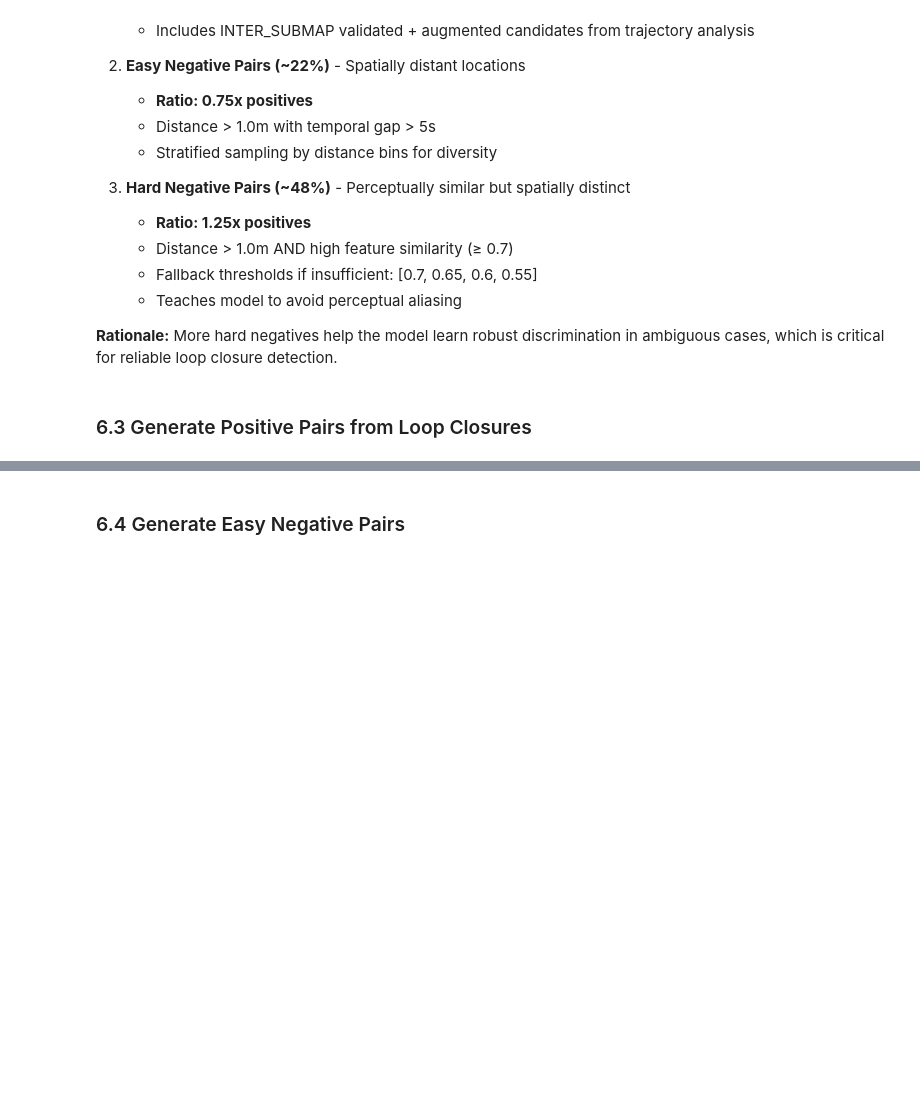
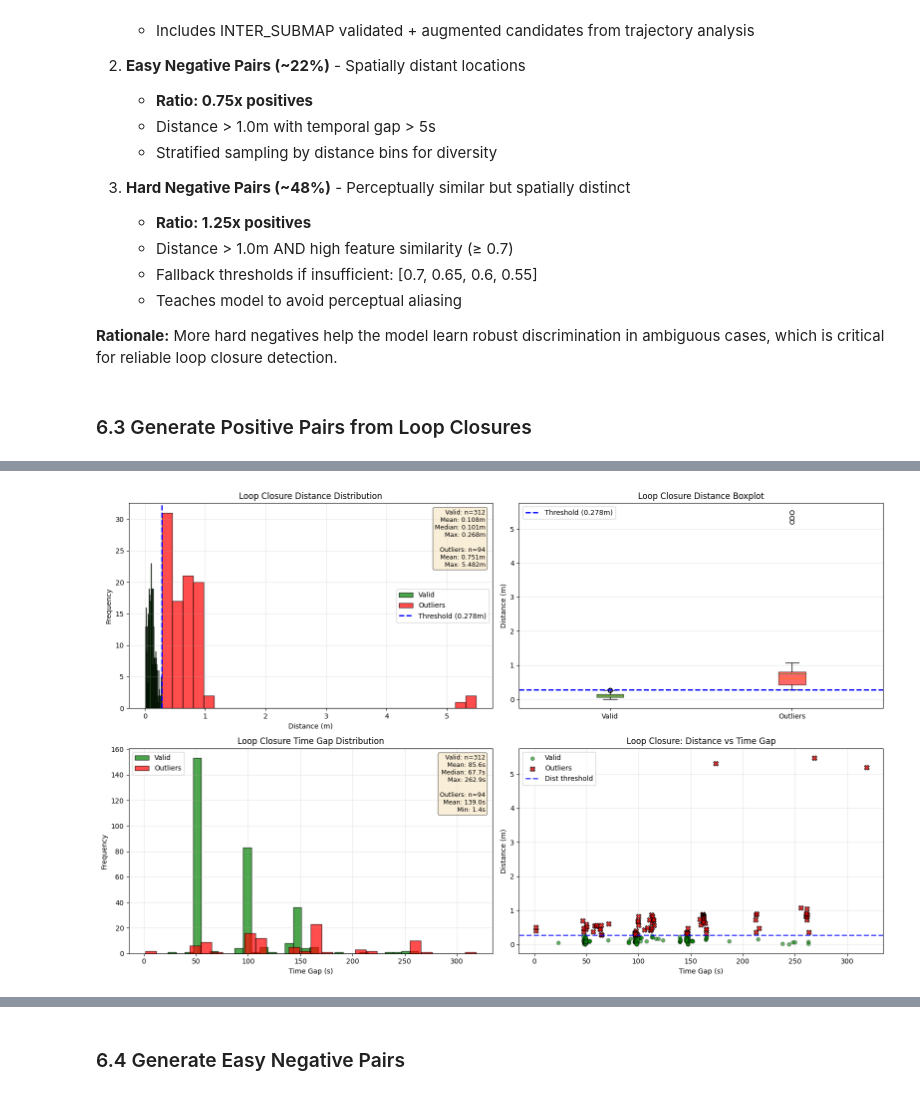
Before and after one commit to A00785001/TC5035, a Jupyter notebook: 004-Loop_Closure_Dataset_Generation.ipynb, the cells around one changed output, grey strips where cells are left out. Drawn from its saved outputs; the diff is of its cells as text; code cells hidden in the pictures; blank space fills up the shorter version.

```diff
--- a/004-Loop_Closure_Dataset_Generation.ipynb
+++ b/004-Loop_Closure_Dataset_Generation.ipynb
@@ -2929,0 +2993,96 @@ GENERATING POSITIVE PAIR LABELS - PART 1: LOOP CLOSURES
+# %%
+print("\n" + "="*70)
+print("VISUALIZATION: LOOP CLOSURE PAIRS (PART 1)")
+print("="*70)
+
+import matplotlib.pyplot as plt
+
+# Extract data for all loop closures
+all_lc_distances = loop_closure_pairs_all['distance_between_nodes_m'].values
+all_lc_times = loop_closure_pairs_all['time_diff_secs'].values
+
+# Extract data for valid and outliers
+valid_distances = loop_closure_pairs['distance_between_nodes_m'].values if len(loop_closure_pairs) > 0 else []
+valid_times = loop_closure_pairs['time_diff_secs'].values if len(loop_closure_pairs) > 0 else []
+outlier_distances = loop_closure_outliers['distance_between_nodes_m'].values if len(loop_closure_outliers) > 0 else []
+outlier_times = loop_closure_outliers['time_diff_secs'].values if len(loop_closure_outliers) > 0 else []
+
+# Create figure with 4 subplots (2x2)
+fig, axes = plt.subplots(2, 2, figsize=(16, 10))
+axes = axes.flatten()
+
+# Plot 1: Distance histogram
+axes[0].hist(valid_distances, bins=30, alpha=0.7, color='green', edgecolor='black', label='Valid')
+if len(outlier_distances) > 0:
+    axes[0].hist(outlier_distances, bins=30, alpha=0.7, color='red', edgecolor='black', label='Outliers')
+axes[0].axvline(POSITIVE_DISTANCE_THRESHOLD, color='blue', linestyle='--', linewidth=2, label=f'Threshold ({POSITIVE_DISTANCE_THRESHOLD:.3f}m)')
+axes[0].set_xlabel('Distance (m)')
+axes[0].set_ylabel('Frequency')
+axes[0].set_title('Loop Closure Distance Distribution')
+axes[0].legend()
+axes[0].grid(True, alpha=0.3)
+
+# Statistics text
+stats_text = f"Valid: n={len(valid_distances)}\nMean: {np.mean(valid_distances):.3f}m\nMedian: {np.median(valid_distances):.3f}m\nMax: {np.max(valid_distances):.3f}m"
+if len(outlier_distances) > 0:
+    stats_text += f"\n\nOutliers: n={len(outlier_distances)}\nMean: {np.mean(outlier_distances):.3f}m\nMax: {np.max(outlier_distances):.3f}m"
+axes[0].text(0.98, 0.97, stats_text, transform=axes[0].transAxes,
+             verticalalignment='top', horizontalalignment='right',
+             bbox=dict(boxstyle='round', facecolor='wheat', alpha=0.5), fontsize=9)
+
+# Plot 2: Distance boxplot
+boxplot_data = [valid_distances]
+boxplot_labels = ['Valid']
+boxplot_colors = ['green']
+if len(outlier_distances) > 0:
+    boxplot_data.append(outlier_distances)
+    boxplot_labels.append('Outliers')
+    boxplot_colors.append('red')
+
+bp = axes[1].boxplot(boxplot_data, labels=boxplot_labels, patch_artist=True,
+                     showmeans=True, meanline=True)
+for patch, color in zip(bp['boxes'], boxplot_colors):
+    patch.set_facecolor(color)
+    patch.set_alpha(0.6)
+axes[1].axhline(POSITIVE_DISTANCE_THRESHOLD, color='blue', linestyle='--', linewidth=2,
+                label=f'Threshold ({POSITIVE_DISTANCE_THRESHOLD:.3f}m)')
+axes[1].set_ylabel('Distance (m)')
+axes[1].set_title('Loop Closure Distance Boxplot')
+axes[1].legend()
+axes[1].grid(True, alpha=0.3, axis='y')
+
+# Plot 3: Time gap histogram
+axes[2].hist(valid_times, bins=30, alpha=0.7, color='green', edgecolor='black', label='Valid')
+if len(outlier_times) > 0:
+    axes[2].hist(outlier_times, bins=30, alpha=0.7, color='red', edgecolor='black', label='Outliers')
+axes[2].set_xlabel('Time Gap (s)')
+axes[2].set_ylabel('Frequency')
+axes[2].set_title('Loop Closure Time Gap Distribution')
+axes[2].legend()
+axes[2].grid(True, alpha=0.3)
+
+# Statistics text
+stats_text = f"Valid: n={len(valid_times)}\nMean: {np.mean(valid_times):.1f}s\nMedian: {np.median(valid_times):.1f}s\nMax: {np.max(valid_times):.1f}s"
+if len(outlier_times) > 0:
+    stats_text += f"\n\nOutliers: n={len(outlier_times)}\nMean: {np.mean(outlier_times):.1f}s\nMin: {np.min(outlier_times):.1f}s"
+axes[2].text(0.98, 0.97, stats_text, transform=axes[2].transAxes,
+             verticalalignment='top', horizontalalignment='right',
+             bbox=dict(boxstyle='round', facecolor='wheat', alpha=0.5), fontsize=9)
+
+# Plot 4: Distance vs Time scatter
+if len(valid_distances) > 0:
+    axes[3].scatter(valid_times, valid_distances, alpha=0.6, s=30, c='green', label='Valid', edgecolors='black', linewidths=0.5)
+if len(outlier_distances) > 0:
+    axes[3].scatter(outlier_times, outlier_distances, alpha=0.8, s=50, c='red', marker='X', label='Outliers', edgecolors='black', linewidths=1)
+axes[3].axhline(POSITIVE_DISTANCE_THRESHOLD, color='blue', linestyle='--', linewidth=2, alpha=0.7, label=f'Dist threshold')
+axes[3].set_xlabel('Time Gap (s)')
+axes[3].set_ylabel('Distance (m)')
+axes[3].set_title('Loop Closure: Distance vs Time Gap')
+axes[3].legend()
+axes[3].grid(True, alpha=0.3)
+
+plt.tight_layout()
+plt.show()
+
+print(f"\n✅ Visualization complete")
+# %% [output]
@@ -2929,0 +3092 @@ GENERATING POSITIVE PAIR LABELS - PART 1: LOOP CLOSURES
+[figure, added]
```
Also changed, not shown: parts of 58 cells of this notebook.
